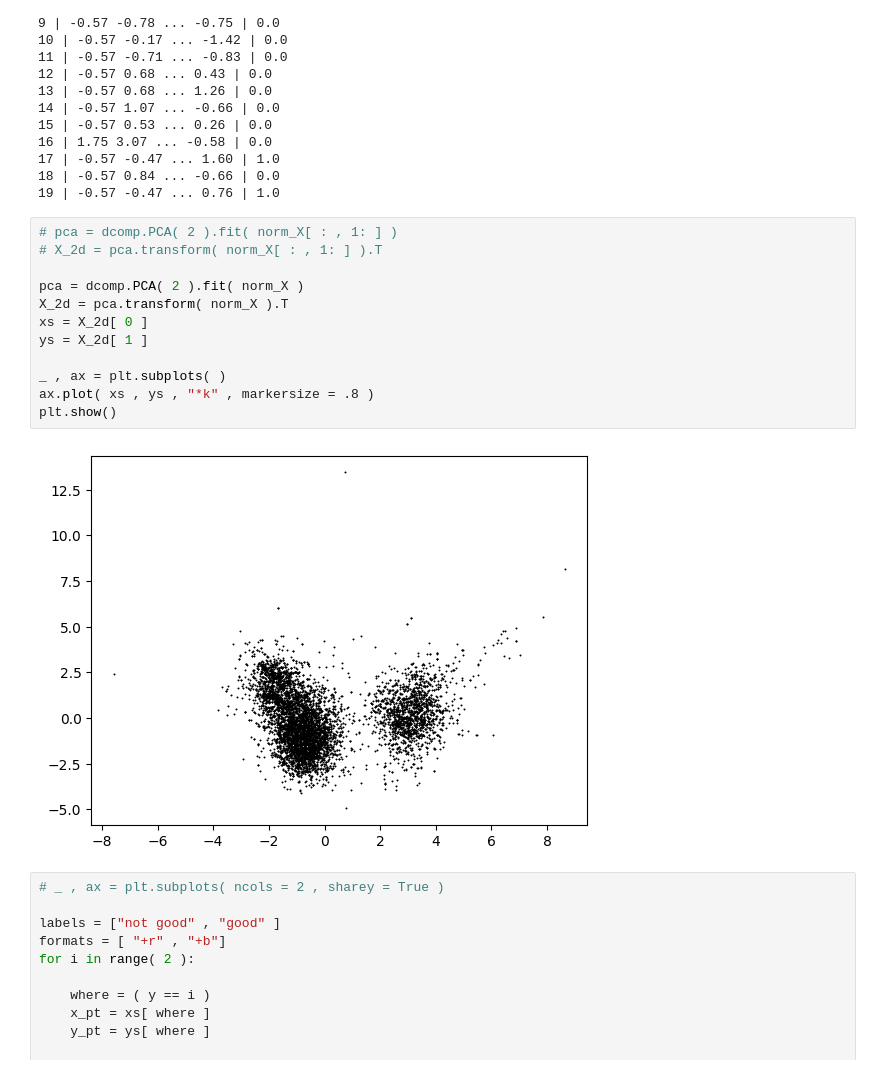
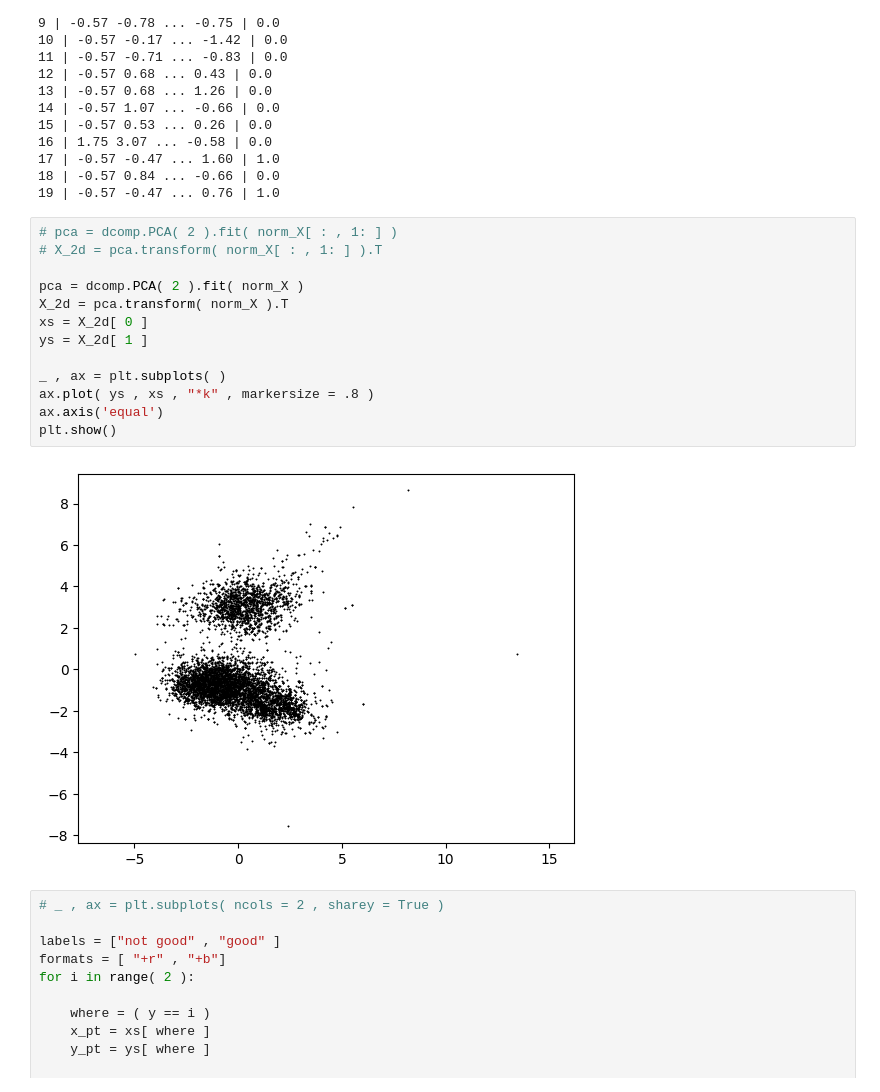
Before and after one commit to LucasBR96/WINE, a Jupyter notebook: src/DATA-MAN/data-vis.ipynb, the cells around one changed output. Cells and saved outputs as stored; diff of their text form.

```diff
--- a/src/DATA-MAN/data-vis.ipynb
+++ b/src/DATA-MAN/data-vis.ipynb
@@ -50,17 +50,18 @@ for i in range( 20 ):
 # %%
 # pca = dcomp.PCA( 2 ).fit( norm_X[ : , 1: ] )
 # X_2d = pca.transform( norm_X[ : , 1: ] ).T
 
 pca = dcomp.PCA( 2 ).fit( norm_X )
 X_2d = pca.transform( norm_X ).T
 xs = X_2d[ 0 ]
 ys = X_2d[ 1 ]
 
 _ , ax = plt.subplots( )
-ax.plot( xs , ys , "*k" , markersize = .8 )
+ax.plot( ys , xs , "*k" , markersize = .8 )
+ax.axis('equal')
 plt.show()
 # %% [output]
-[figure, old version]
+[figure, new version]
 # %%
 # _ , ax = plt.subplots( ncols = 2 , sharey = True )
 
```
Also changed, not shown: 3 other files.
